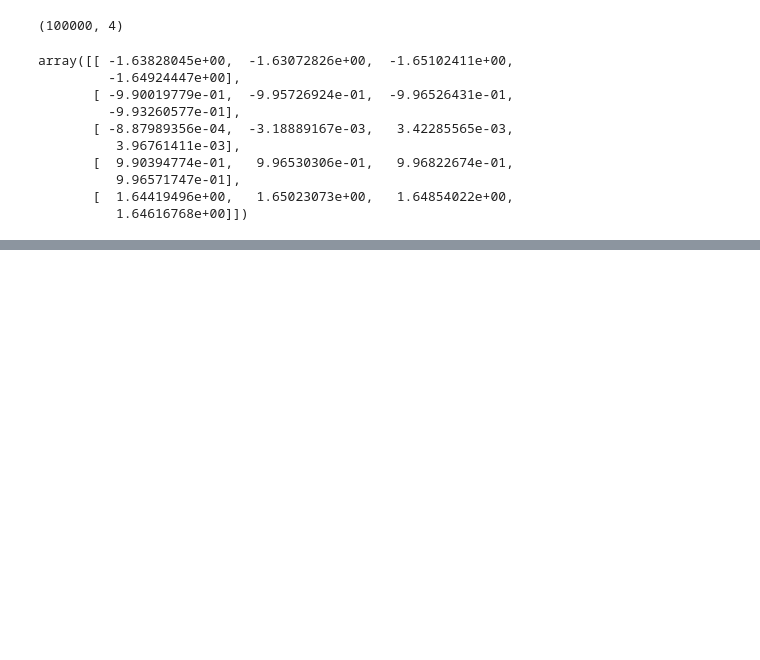
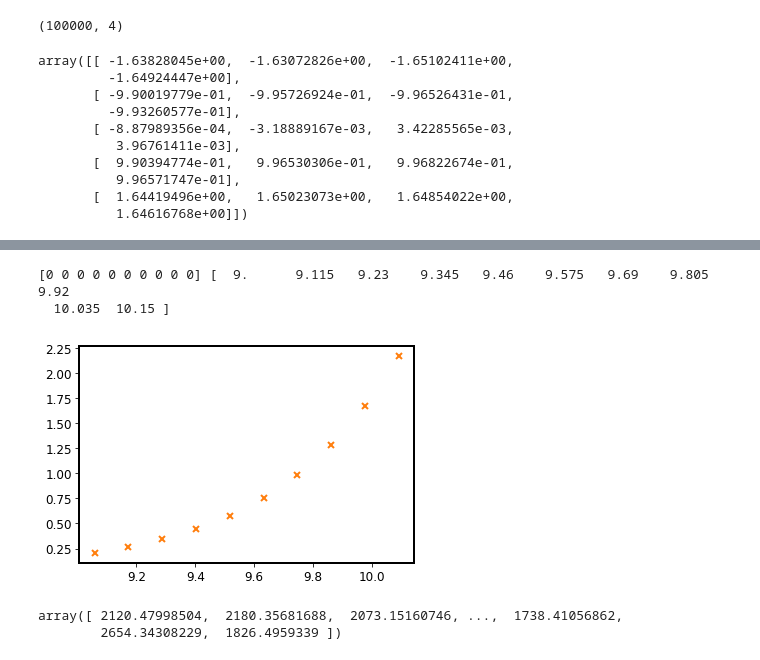
Before and after one commit to timothydmorton/isochrones, a Jupyter notebook: notebooks/tests.ipynb, the cells around one changed output, grey strips where cells are left out. Saved outputs shown, nothing was run; the diff lists cells and outputs as text; code cells hidden in the pictures; blank space fills up the shorter version.

```diff
--- a/notebooks/tests.ipynb
+++ b/notebooks/tests.ipynb
@@ -215,0 +425,12 @@ array([[ -1.63828045e+00,  -1.63072826e+00,  -1.65102411e+00,
+# %%
+%matplotlib inline
+age_prior.test_sampling(plot=True)
+# %% [output]
+[0 0 0 0 0 0 0 0 0 0] [  9.      9.115   9.23    9.345   9.46    9.575   9.69    9.805   9.92
+  10.035  10.15 ]
+[figure, added]
+# %%
+distance_prior.sample(10000)
+# %% [output]
+array([ 2120.47998504,  2180.35681688,  2073.15160746, ...,  1738.41056862,
+        2654.34308229,  1826.4959339 ])
```
Also changed, not shown: parts of 45 cells of this notebook, 3 other files.
